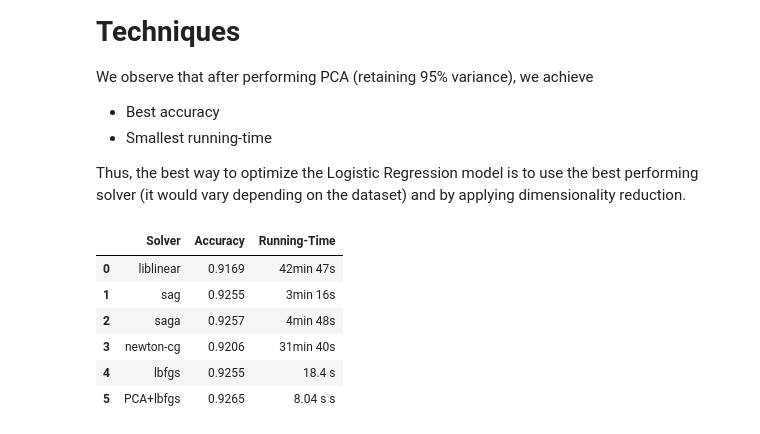
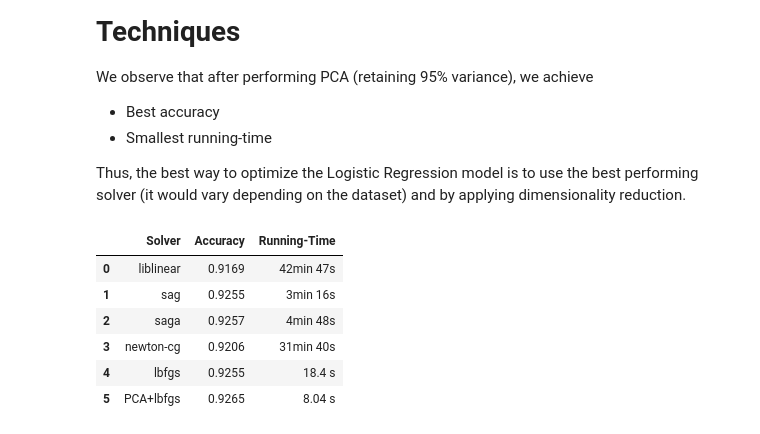
Before and after one commit to rhasanbd/Logistic-Regression-Comparative-Understanding, a Jupyter notebook: Logistic Regression-5-Optimization Techniques.ipynb, the cells around one changed output. Drawn from its saved outputs; the diff is of its cells as text; code cells hidden in the pictures.

```diff
--- a/Logistic Regression-5-Optimization Techniques.ipynb
+++ b/Logistic Regression-5-Optimization Techniques.ipynb
@@ -495,17 +495,17 @@ Thus, the best way to optimize the Logistic Regression model is to use the best
 # %%
 
 data = [["liblinear", 0.9169, "42min 47s"],
         ["sag", 0.9255, "3min 16s"],
         ["saga", 0.9257, "4min 48s"],
         ["newton-cg", 0.9206, "31min 40s"],
         ["lbfgs", 0.9255, "18.4 s"],
-        ["PCA+lbfgs", 0.9265, "8.04 s s"]]
+        ["PCA+lbfgs", 0.9265, "8.04 s"]]
 pd.DataFrame(data, columns=["Solver", "Accuracy", "Running-Time"])
 # %% [output]
 |  | Solver | Accuracy | Running-Time |
 | 0 | liblinear | 0.9169 | 42min 47s |
 | 1 | sag | 0.9255 | 3min 16s |
 | 2 | saga | 0.9257 | 4min 48s |
 | 3 | newton-cg | 0.9206 | 31min 40s |
 | 4 | lbfgs | 0.9255 | 18.4 s |
-| 5 | PCA+lbfgs | 0.9265 | 8.04 s s |
+| 5 | PCA+lbfgs | 0.9265 | 8.04 s |
```
